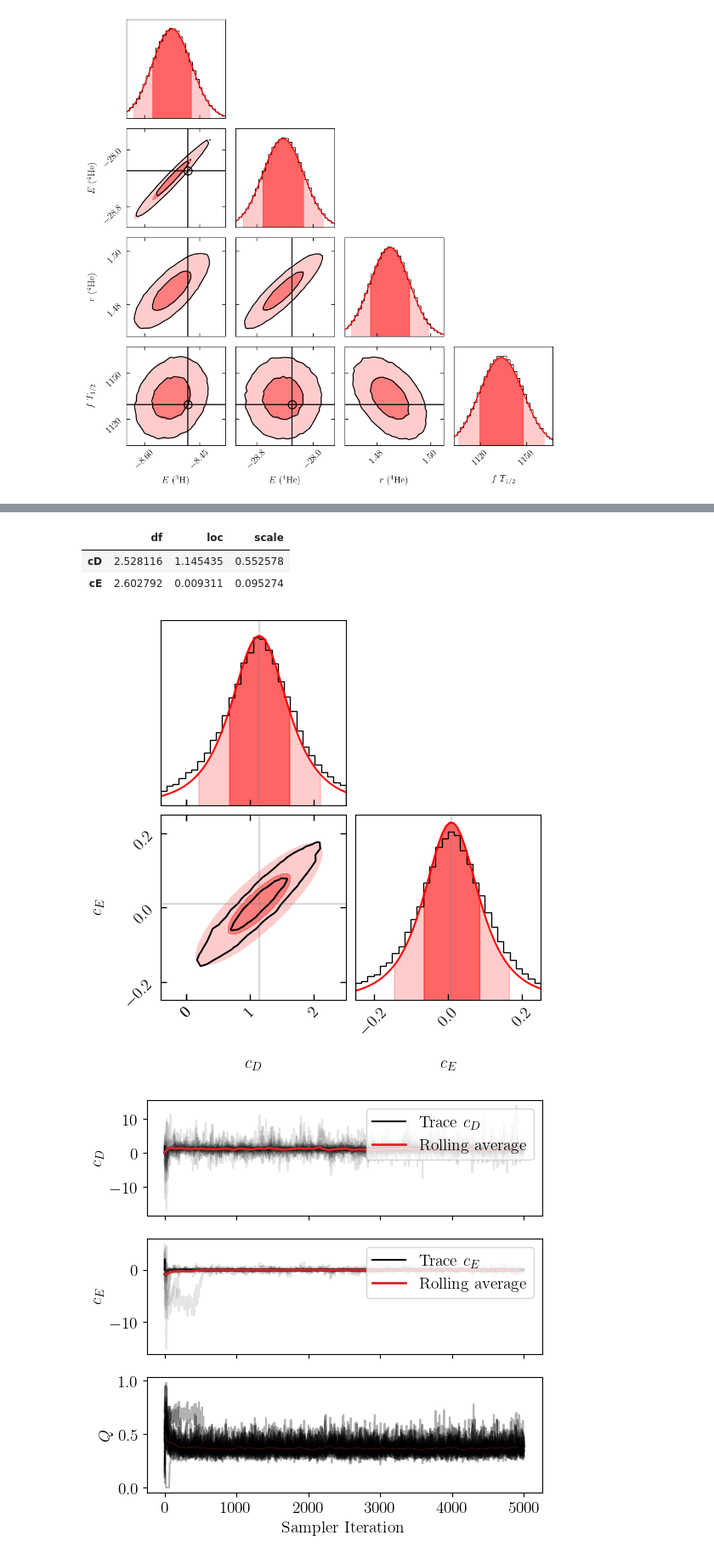
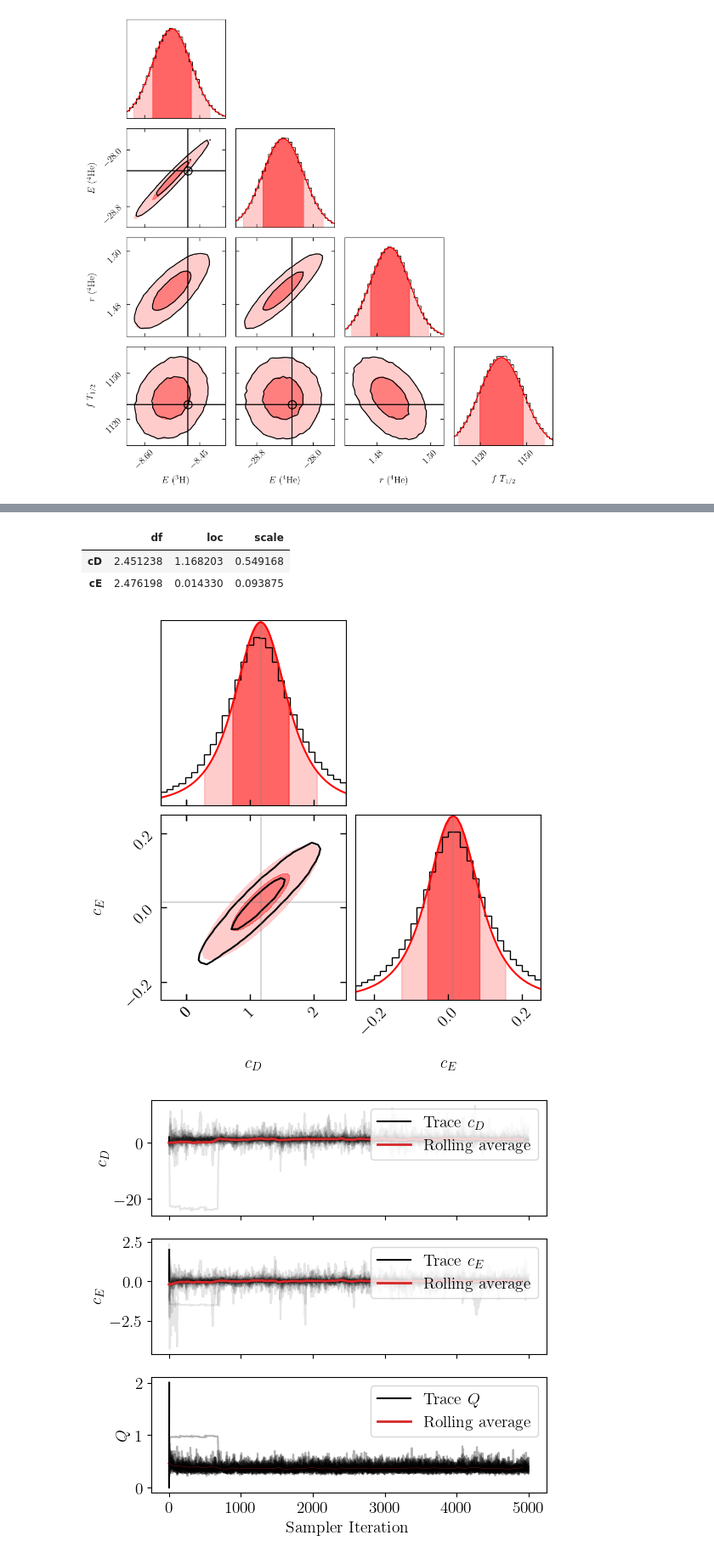
Before and after one commit to stommen/tif285-projects, a Jupyter notebook: project_1/project1_JHOS.ipynb, the cells around one changed output, grey strips where cells are left out. Shown at 85% size. Saved outputs shown, nothing was run; the diff lists cells and outputs as text; code cells hidden in the pictures.

```diff
--- a/project_1/project1_JHOS.ipynb
+++ b/project_1/project1_JHOS.ipynb
@@ -83,9 +83,12 @@ def trace_plotter(sampler, iterations, sampler_idx=None, ndim=2, save=False):
     # If we have three parameters (the extra task), plot the trace of Q as well
     if ndim == 3:
         fig_trace, ax_trace = plt.subplots(3, 1, sharex=True, figsize=(6, 6))
+        ax_trace[2].plot([0,1,2], [0,1,2], 'k')
+        ax_trace[2].plot(running_mean(sampler.chain[:, :iterations, 2].T,factor=0.015),color='tab:red',alpha=1,linewidth = 2)
         ax_trace[2].plot(sampler.chain[:, :iterations, 2].T, color='k', alpha=0.3)
         ax_trace[2].plot(running_mean(sampler.chain[:, :iterations, 2].T,factor=0.015),color='tab:red',alpha=0.7,linewidth = 0.3)
         ax_trace[2].set_ylabel(r'$Q$')
+        ax_trace[2].legend(['Trace $Q$','Rolling average'],loc = 'upper right')
         ax_trace[2].set_xlabel('Sampler Iteration')
     # If we have two parameters, plot the traces of cD and cE
     else:
@@ -581,8 +584,8 @@ def sample_analyzer(sampler, save=False):
 
     return flat_samples
 
-#samples_2 = sample_analyzer(sampler='2',save=False)
-samples_4 = sample_analyzer(sampler='4',save=False)
+samples_2 = sample_analyzer(sampler='2',save=False)
+#samples_4 = sample_analyzer(sampler='4',save=False)
 # %% [output]
 Number of samples:  1250000
 |  | Mean | Sigma |
@@ -877,13 +880,14 @@ cE = np.random.normal(0., 1, 25)
 Q = np.random.beta(3, 5, 25)
 
 # Create a 2D array of the initial positions and retrieve the number
+
 # of walkers and dimensions
 pos = np.vstack((cD, cE, Q))
 nwalkers, ndim = pos.T.shape
 
 # ------------------------- Run the MCMC sampler ---------------------------- #
 sampler_3d = emcee.EnsembleSampler(nwalkers, ndim, log_prob_fn=log_posterior_error)
-run_3d = sampler_3d.run_mcmc(pos.T, 5000, progress=True)
+run_3d = sampler_3d.run_mcmc(pos.T, 32000, progress=True)
 # %%
 # ---------------------- Analysis of the MCMC samples ----------------------- #
 
@@ -980,7 +984,7 @@ def plot_fit(ax, df_fit, loc_fit, scale_fit, cred_region):
     fill(cred_region[0], 0.5)
 
 # Retrieve the samples from the MCMC chain
-flat_samples_3d = sampler_3d.get_chain(discard=1000, thin=1, flat=True)
+flat_samples_3d = sampler_3d.get_chain(discard=2000, thin=1, flat=True)
 print(flat_samples_3d.shape)
 print('Number of samples: ', flat_samples_3d.shape[0])
 # Reshape the flattened samples to a 2D array
@@ -1029,6 +1033,6 @@ Fitted parameters for the error model:
 t-distribution fit parameters:
 |  | df | loc | scale |
-| cD | 2.528116 | 1.145435 | 0.552578 |
-| cE | 2.602792 | 0.009311 | 0.095274 |
+| cD | 2.451238 | 1.168203 | 0.549168 |
+| cE | 2.476198 | 0.014330 | 0.093875 |
-[figure, old version]
+[figure, new version]
-[figure, old version]
+[figure, new version]
```
Also changed, not shown: parts of 5 cells of this notebook, 1 other file.
